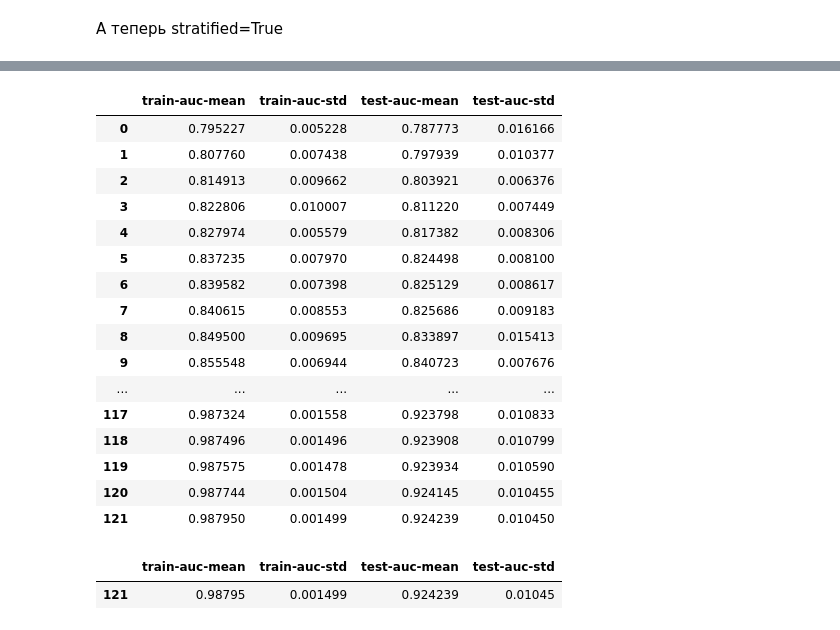
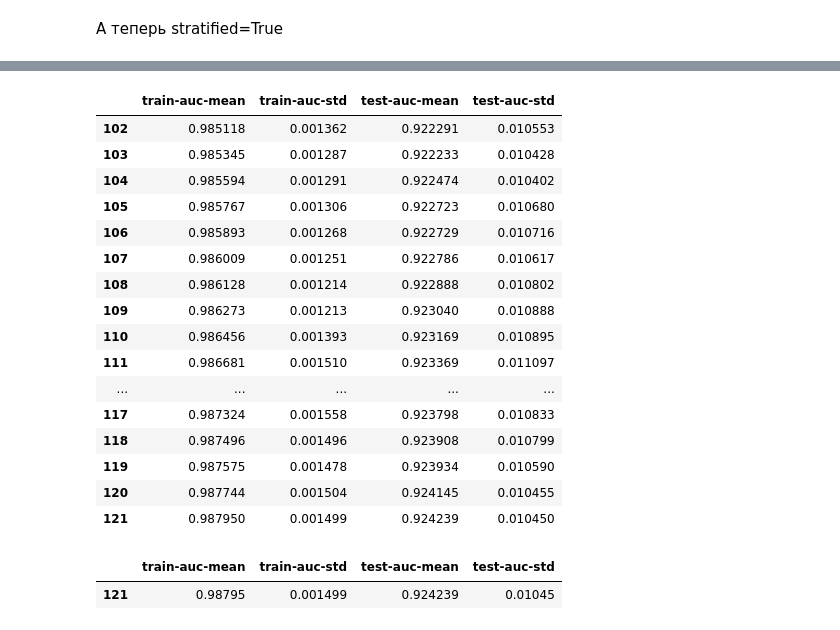
Before and after one commit to VitalyGladyshev/Python_for_DS, a Jupyter notebook: HW_02.ipynb, the cells around one changed output, grey strips where cells are left out. Drawn from its saved outputs; the diff is of its cells as text; code cells hidden in the pictures.

```diff
--- a/HW_02.ipynb
+++ b/HW_02.ipynb
@@ -709,6 +709,7 @@ model_1 = xgb.train(plst,
                     num_rounds,
                     watchlist,
 #                     feval='auc',
+                    verbose_eval=False,
                     early_stopping_rounds=10)
 
 print('best iter:',model_1.best_iteration)
@@ -805,11 +791,12 @@ xgtst_2 = xgb.DMatrix(x_test_2, label=y_test_2)
 watchlist  = [(xgtrain_2,'train'),(xgval_2,'eval')]
 
 model_2 = xgb.train(plst,
-                  xgtrain_2,
-                  num_rounds,
-                  watchlist,
-#                   feval='auc',
-                  early_stopping_rounds=10)
+                    xgtrain_2,
+                    num_rounds,
+                    watchlist,
+#                     feval='auc',
+                    verbose_eval=False,
+                    early_stopping_rounds=10)
 
 print('best ite:',model_2.best_iteration)
 print('best score:',model_2.best_score)
@@ -1284,6 +1238,6 @@ cv_results_s = xgb.cv(dtrain=data_dmatrix,
                     early_stopping_rounds=10,
                     metrics="auc",
                     as_pandas=True,
-                    verbose_eval=True,
-                    show_stdv=True,
+                    verbose_eval=False,
+                    show_stdv=False,
                     seed=1)
@@ -1308,17 +1244,17 @@ cv_results_s = xgb.cv(dtrain=data_dmatrix,
 # %%
-cv_results_s
+cv_results_s.tail(20)
 # %% [output]
 |  | train-auc-mean | train-auc-std | test-auc-mean | test-auc-std |
-| 0 | 0.795227 | 0.005228 | 0.787773 | 0.016166 |
-| 1 | 0.807760 | 0.007438 | 0.797939 | 0.010377 |
-| 2 | 0.814913 | 0.009662 | 0.803921 | 0.006376 |
-| 3 | 0.822806 | 0.010007 | 0.811220 | 0.007449 |
-| 4 | 0.827974 | 0.005579 | 0.817382 | 0.008306 |
-| 5 | 0.837235 | 0.007970 | 0.824498 | 0.008100 |
-| 6 | 0.839582 | 0.007398 | 0.825129 | 0.008617 |
-| 7 | 0.840615 | 0.008553 | 0.825686 | 0.009183 |
-| 8 | 0.849500 | 0.009695 | 0.833897 | 0.015413 |
-| 9 | 0.855548 | 0.006944 | 0.840723 | 0.007676 |
+| 102 | 0.985118 | 0.001362 | 0.922291 | 0.010553 |
+| 103 | 0.985345 | 0.001287 | 0.922233 | 0.010428 |
+| 104 | 0.985594 | 0.001291 | 0.922474 | 0.010402 |
+| 105 | 0.985767 | 0.001306 | 0.922723 | 0.010680 |
+| 106 | 0.985893 | 0.001268 | 0.922729 | 0.010716 |
+| 107 | 0.986009 | 0.001251 | 0.922786 | 0.010617 |
+| 108 | 0.986128 | 0.001214 | 0.922888 | 0.010802 |
+| 109 | 0.986273 | 0.001213 | 0.923040 | 0.010888 |
+| 110 | 0.986456 | 0.001393 | 0.923169 | 0.010895 |
+| 111 | 0.986681 | 0.001510 | 0.923369 | 0.011097 |
 | ... | ... | ... | ... | ... |
 | 117 | 0.987324 | 0.001558 | 0.923798 | 0.010833 |
 | 118 | 0.987496 | 0.001496 | 0.923908 | 0.010799 |
```
Also changed, not shown: parts of 6 cells of this notebook.
